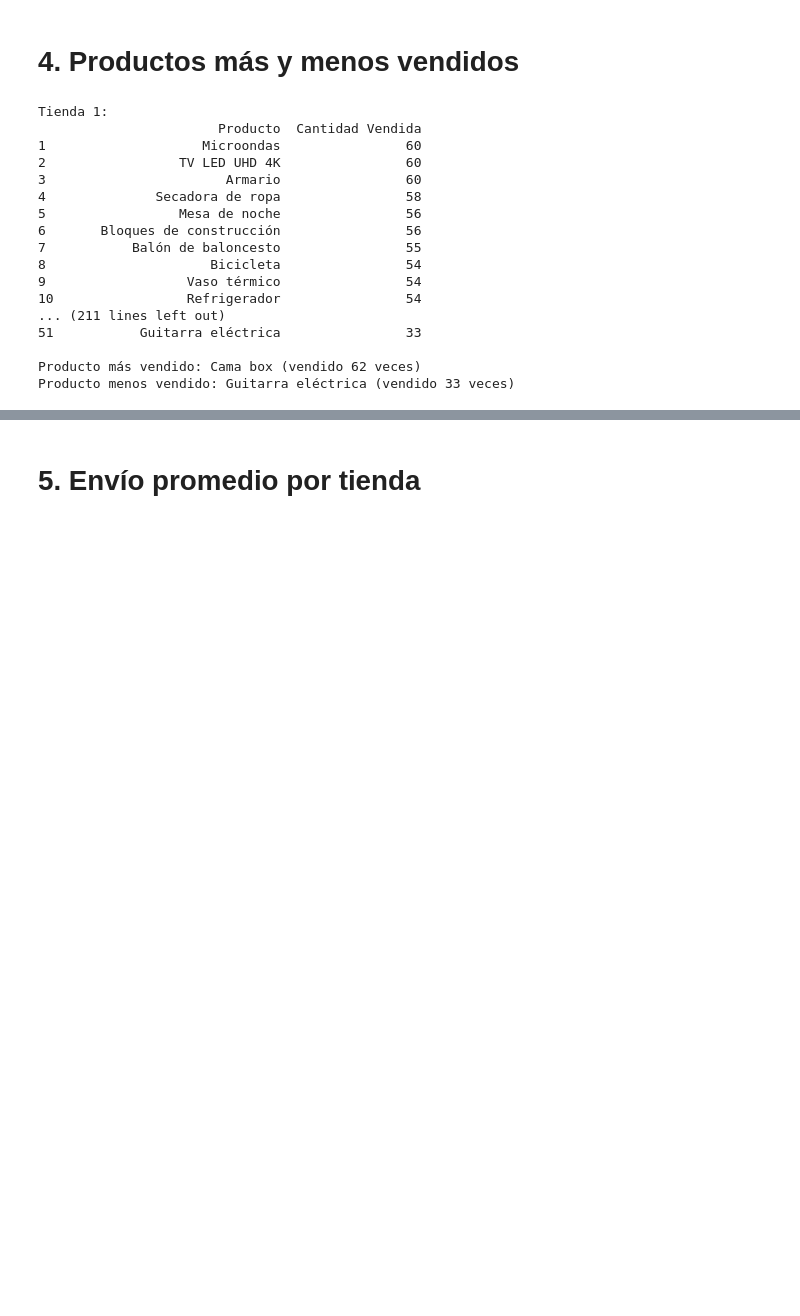
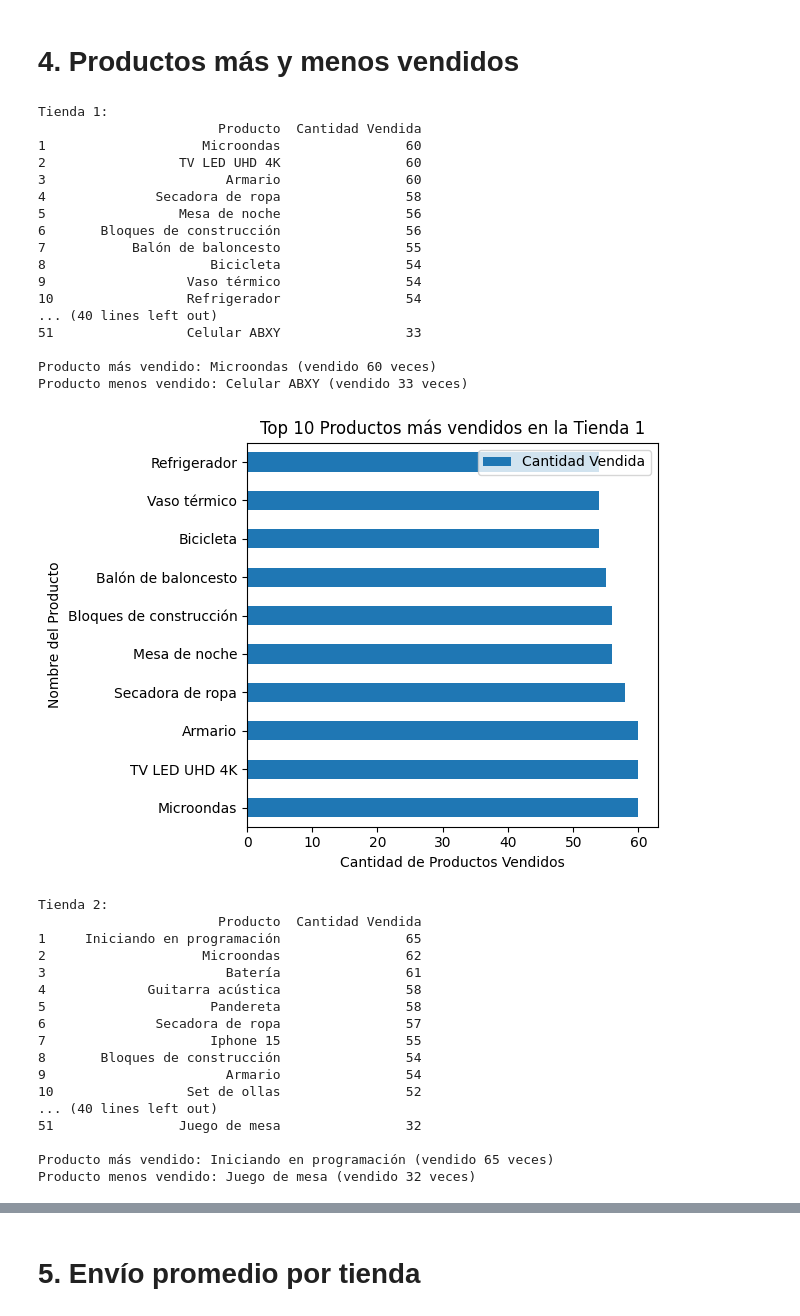
Before and after one commit to J-R1v3r/python-data-science, a Jupyter notebook: AluraStoreLatam.ipynb, the cells around one changed output, grey strips where cells are left out. Cells and saved outputs as stored; diff of their text form; code cells hidden in the pictures; blank space fills up the shorter version.

```diff
--- a/AluraStoreLatam.ipynb
+++ b/AluraStoreLatam.ipynb
@@ -85,38 +115,64 @@ Calificación promedio de la Tienda 4: 4.00
 # %% [markdown]
 # 4. Productos más y menos vendidos
 # %%
-# Producto más vendidos y menos vendidos de cada Tienda.
+'''Producto más vendidos y menos vendidos de cada Tienda.'''
 
-import matplotlib.pyplot as plt
+# Bucle 'for' que recorre la columna 'Producto', retorna la cantidad de veces que se vendió un producto, el producto más y menos vendido para cada tienda
+for nombre, datos in tiendas.items():
+  conteo_productos = datos['Producto'].value_counts().reset_index()
+  conteo_productos.columns = ['Producto', 'Cantidad Vendida']
+  conteo_productos.index = conteo_productos.index + 1
+  print(f"\n{nombre}:", conteo_productos, sep='\n')
 
-for nombre, datos in tiendas.items():
-    conteo_productos = datos['Producto'].value_counts().reset_index()
-    conteo_productos.columns = ['Producto', 'Cantidad Vendida']
-    conteo_productos.index = conteo_productos.index + 1
-    print(f"\n{nombre}:", conteo_productos, sep='\n')
+  mas_vendido = conteo_productos.iloc[0]['Producto']
+  cantidad_mas_vendido = conteo_productos.iloc[0]['Cantidad Vendida']
+  menos_vendido = conteo_productos.iloc[-1]['Producto']
+  cantidad_menos_vendido = conteo_productos.iloc[-1]['Cantidad Vendida']
 
-    mas_vendido = conteo_productos.iloc[0]['Producto']
-    cantidad_mas_vendido = conteo_productos.iloc[0]['Cantidad Vendida']
-    menos_vendido = conteo_productos.iloc[-1]['Producto']
-    cantidad_menos_vendido = conteo_productos.iloc[-1]['Cantidad Vendida']
+  print(f"\nProducto más vendido: {mas_vendido} (vendido {cantidad_mas_vendido} veces)",
+        f"Producto menos vendido: {menos_vendido} (vendido {cantidad_menos_vendido} veces)", sep='\n')
 
-    print(f"\nProducto más vendido: {mas_vendido} (vendido {cantidad_mas_vendido} veces)",
-          f"Producto menos vendido: {menos_vendido} (vendido {cantidad_menos_vendido} veces)", sep='\n')
+  # Gráfico de barras
+  fig, ax = plt.subplots()
+  conteo_productos.head(10).plot(x='Producto', y='Cantidad Vendida', kind='barh', ax=ax)
+  ax.set_title(f"Top 10 Productos más vendidos en la {nombre}")
+  ax.set_xlabel("Cantidad de Productos Vendidos")
+  ax.set_ylabel("Nombre del Producto")
+  plt.tight_layout()
+  plt.show()
 # %% [output]
 Tienda 1:
                        Producto  Cantidad Vendida
 1                    Microondas                60
 2                 TV LED UHD 4K                60
 3                       Armario                60
 4              Secadora de ropa                58
 5                 Mesa de noche                56
 6       Bloques de construcción                56
 7           Balón de baloncesto                55
 8                     Bicicleta                54
 9                  Vaso térmico                54
 10                 Refrigerador                54
-... (211 lines left out)
-51           Guitarra eléctrica                33
+... (40 lines left out)
+51                 Celular ABXY                33
 
-Producto más vendido: Cama box (vendido 62 veces)
-Producto menos vendido: Guitarra eléctrica (vendido 33 veces)
+Producto más vendido: Microondas (vendido 60 veces)
+Producto menos vendido: Celular ABXY (vendido 33 veces)
+[figure, added]
+Tienda 2:
+                       Producto  Cantidad Vendida
+1     Iniciando en programación                65
+2                    Microondas                62
+3                       Batería                61
+4             Guitarra acústica                58
+5                     Pandereta                58
+6              Secadora de ropa                57
+7                     Iphone 15                55
+8       Bloques de construcción                54
+9                       Armario                54
+10                 Set de ollas                52
+... (40 lines left out)
+51                Juego de mesa                32
+
+Producto más vendido: Iniciando en programación (vendido 65 veces)
+Producto menos vendido: Juego de mesa (vendido 32 veces)
```
Also changed, not shown: parts of 5 cells of this notebook.
